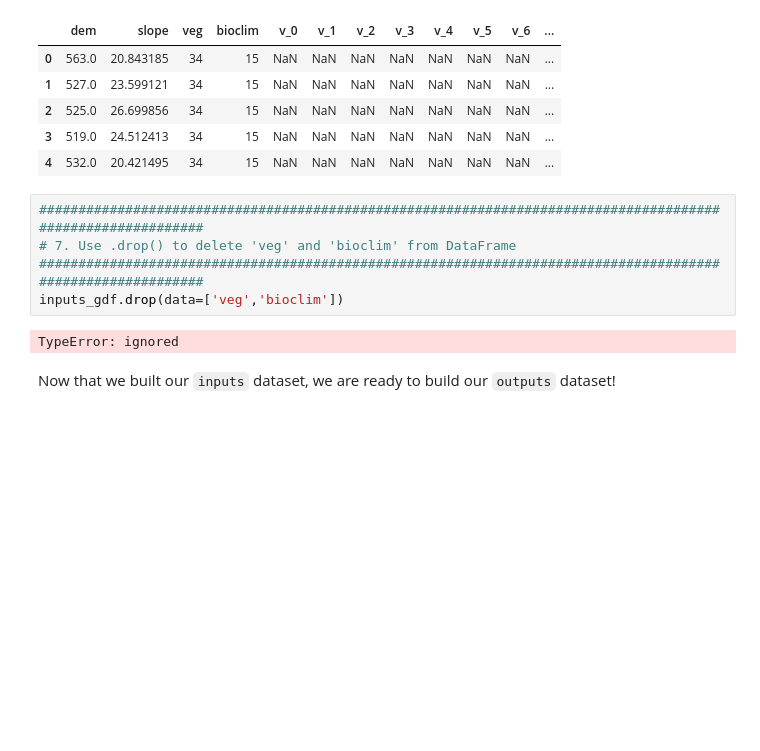
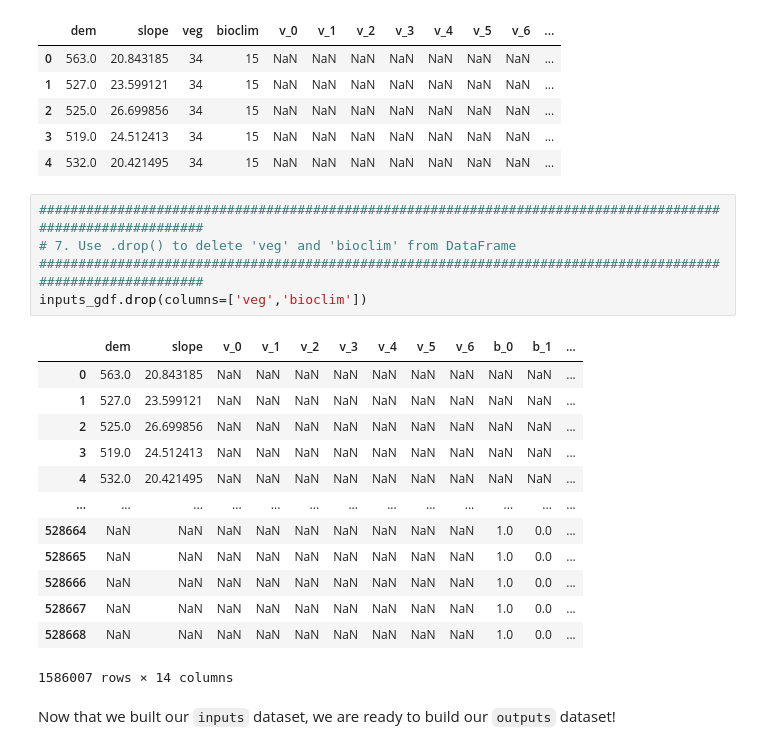
Before and after one commit to creymo/2022_ML_EES, a Jupyter notebook: Copie_de_S3_4_Wildfire_Risk_Italy.ipynb, the cells around one changed output. Drawn from its saved outputs; the diff is of its cells as text; blank space fills up the shorter version.

```diff
--- a/Copie_de_S3_4_Wildfire_Risk_Italy.ipynb
+++ b/Copie_de_S3_4_Wildfire_Risk_Italy.ipynb
@@ -237,10 +236,22 @@ inputs_gdf.head()
 # %%
 ############################################################################################################
 # 7. Use .drop() to delete 'veg' and 'bioclim' from DataFrame
 ############################################################################################################
-inputs_gdf.drop(data=['veg','bioclim'])
+inputs_gdf.drop(columns=['veg','bioclim'])
 # %% [output]
+|  | dem | slope | v_0 | v_1 | v_2 | v_3 | v_4 | v_5 | v_6 | b_0 | b_1 | ... |
+| 0 | 563.0 | 20.843185 | NaN | NaN | NaN | NaN | NaN | NaN | NaN | NaN | NaN | ... |
+| 1 | 527.0 | 23.599121 | NaN | NaN | NaN | NaN | NaN | NaN | NaN | NaN | NaN | ... |
+| 2 | 525.0 | 26.699856 | NaN | NaN | NaN | NaN | NaN | NaN | NaN | NaN | NaN | ... |
+| 3 | 519.0 | 24.512413 | NaN | NaN | NaN | NaN | NaN | NaN | NaN | NaN | NaN | ... |
+| 4 | 532.0 | 20.421495 | NaN | NaN | NaN | NaN | NaN | NaN | NaN | NaN | NaN | ... |
+| ... | ... | ... | ... | ... | ... | ... | ... | ... | ... | ... | ... | ... |
+| 528664 | NaN | NaN | NaN | NaN | NaN | NaN | NaN | NaN | NaN | 1.0 | 0.0 | ... |
+| 528665 | NaN | NaN | NaN | NaN | NaN | NaN | NaN | NaN | NaN | 1.0 | 0.0 | ... |
+| 528666 | NaN | NaN | NaN | NaN | NaN | NaN | NaN | NaN | NaN | 1.0 | 0.0 | ... |
+| 528667 | NaN | NaN | NaN | NaN | NaN | NaN | NaN | NaN | NaN | 1.0 | 0.0 | ... |
+| 528668 | NaN | NaN | NaN | NaN | NaN | NaN | NaN | NaN | NaN | 1.0 | 0.0 | ... |
-TypeError: ignored
+1586007 rows × 14 columns
 # %% [markdown]
 Now that we built our `inputs` dataset, we are ready to build our `outputs` dataset!
 # %% [markdown]
```
Also changed, not shown: parts of 10 cells of this notebook.
